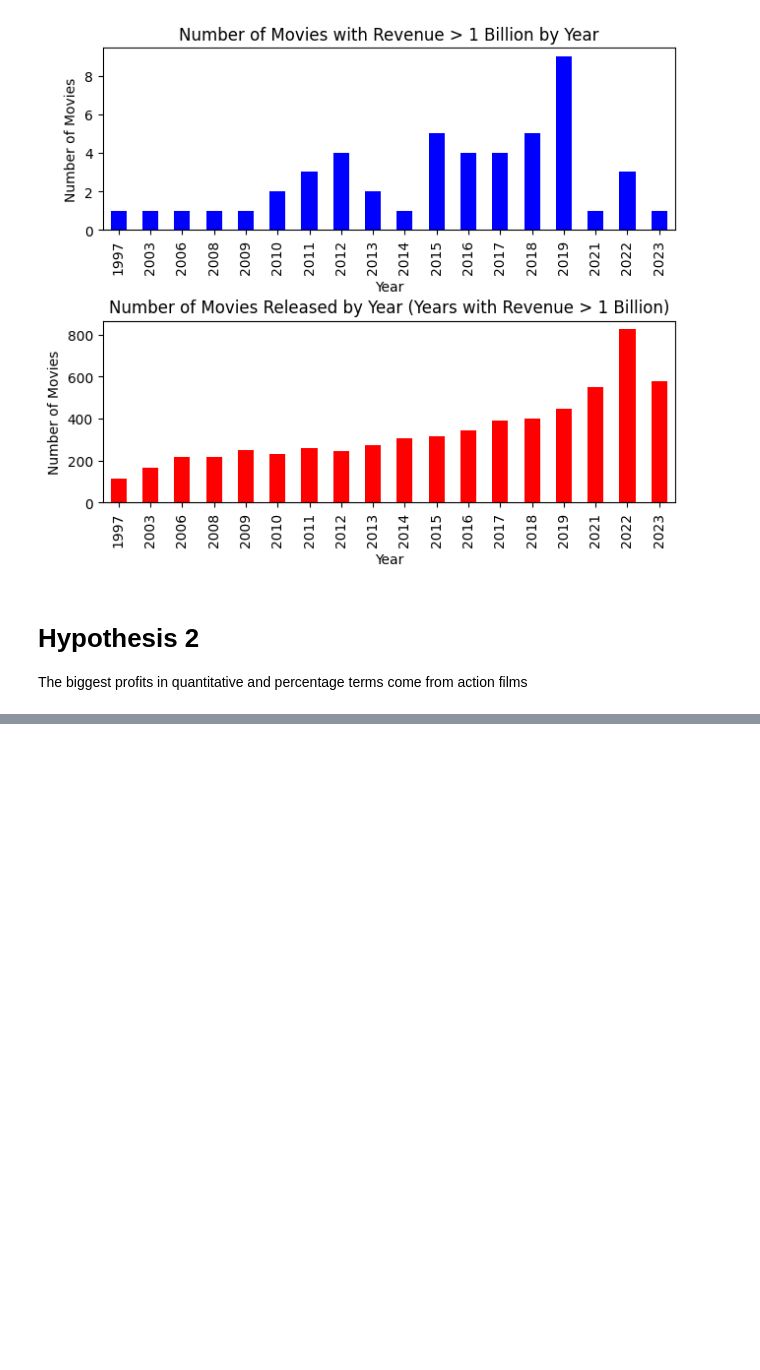
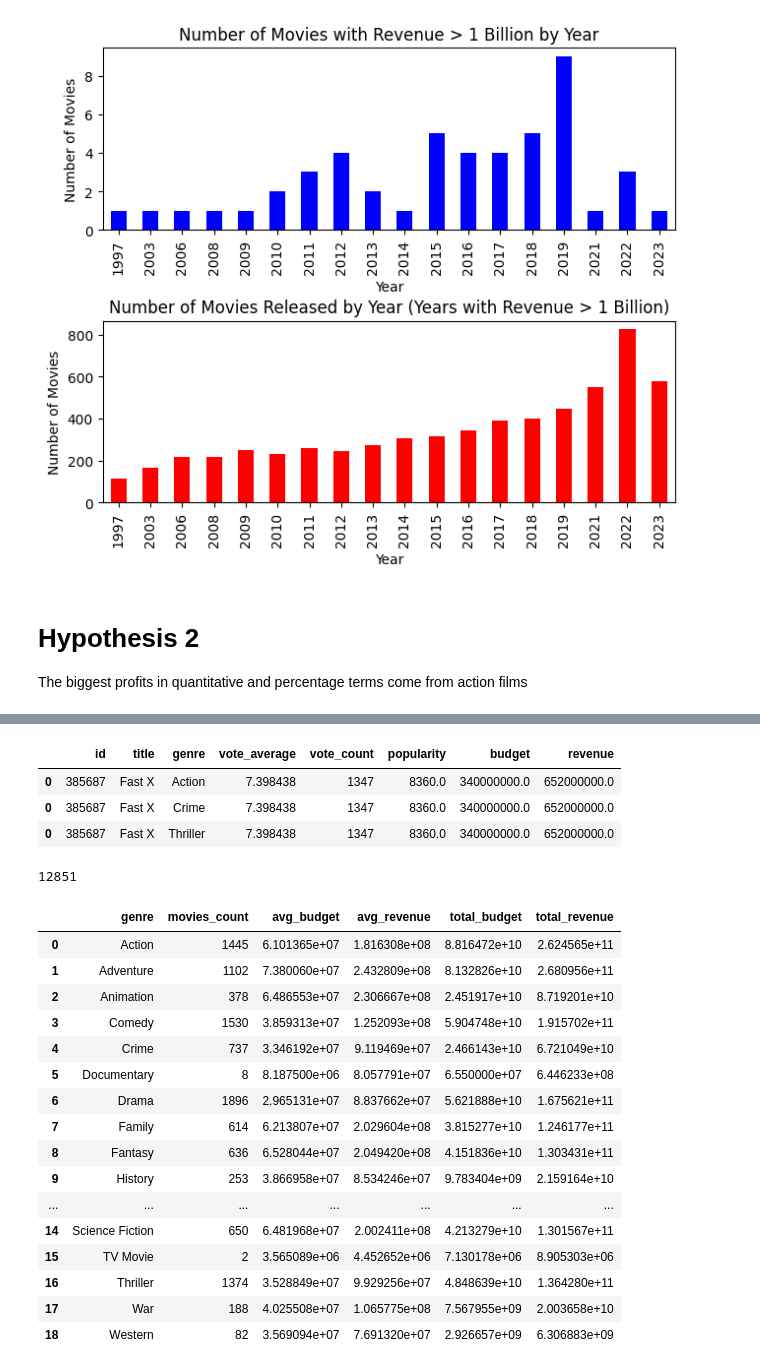
Before and after one commit to dkalenov/TMDB-Movie-Data-Analysis, a Jupyter notebook: TMDB_Movie_Data_Analysis.ipynb, the cells around one changed output, grey strips where cells are left out. Drawn from its saved outputs; the diff is of its cells as text; code cells hidden in the pictures; blank space fills up the shorter version.

```diff
--- a/TMDB_Movie_Data_Analysis.ipynb
+++ b/TMDB_Movie_Data_Analysis.ipynb
@@ -433,18 +411,16 @@ pd.DataFrame(rows, columns = ('movies_count', 'year', 'total_amount'))
 # %%
-# Total number of films released in a year in which at least one billionaire film was released
-
 year_movie_count = '''
-      CHOOSE
-          strftime("%Y", Release_date) Year AS,
-          COUNT(name) AS Movies_count
-      FROM movies_table
-      WHERE strftime("%Y", Release_date) IN (SELECT strftime("%Y", Release_date) FROM Movies_table WHERE revenue >= 1000000000)
-      GROUP BY YEAR
-      '''
+    SELECT
+    strftime("%Y", Release_date) AS Year,
+    COUNT(*) AS Movies_count
+    FROM movies_table
+    WHERE strftime("%Y", Release_date) IN (SELECT strftime("%Y", Release_date) FROM movies_table WHERE revenue >= 1000000000)
+    GROUP BY Year
+'''
 
 cur.execute(year_movie_count)
-strings = cur.fetchall()
-pd.DataFrame(rows, columns = ('year', 'movies_count'))
+result = cur.fetchall()
+df = pd.DataFrame(result, columns=['Year', 'Movies_count'])
 # %% [markdown]
 # Conclusion:
 - From 1997 to 2009, there was a twofold increase in the number of films released per year, while the number of “billionaire films” did not increase.
@@ -501,0 +495,57 @@ The biggest profits in quantitative and percentage terms come from action films
+# %%
+# break down genres into separate rows to accurately calculate box office revenue by genre.
+
+df_genre['genres'] = df_genre['genres'].str.split(', ') # split values by commas
+df_genre = df_genre.explode('genres')# divide companies into different lines
+df_genre = df_genre.rename(columns={'genres': 'genre'})# rename the column
+df_genre['genre'] = df_genre['genre'].str.extract(r"'([^']+)") # remove unnecessary characters
+df_genre.head(3)
+# %% [output]
+|  | id | title | genre | vote_average | vote_count | popularity | budget | revenue |
+| 0 | 385687 | Fast X | Action | 7.398438 | 1347 | 8360.0 | 340000000.0 | 652000000.0 |
+| 0 | 385687 | Fast X | Crime | 7.398438 | 1347 | 8360.0 | 340000000.0 | 652000000.0 |
+| 0 | 385687 | Fast X | Thriller | 7.398438 | 1347 | 8360.0 | 340000000.0 | 652000000.0 |
+# %%
+# Add a new table to bd
+
+df_genre.to_sql(con=con, name='movies_genre', index=False, if_exists='replace')
+# %% [output]
+12851
+# %%
+#Display general information from the table: the number of films in each genre;
+#average budget and box office receipts for films of each genre;
+#total budget and box office receipts of films by genre
+
+
+
+genre_info = '''SELECT genre,
+                        COUNT(*) AS movies_count,
+                        AVG(budget) AS avg_budget,
+                        AVG(revenue) AS avg_revenue,
+                        SUM(budget) AS total_budget,
+                        SUM(revenue) AS total_revenue
+                        FROM movies_genre
+                        GROUP BY genre
+                        ORDER BY genre'''
+
+cur.execute(genre_info)
+rows = cur.fetchall()
+pd.DataFrame(rows, columns = ('genre', 'movies_count', 'avg_budget', 'avg_revenue', 'total_budget', 'total_revenue'))
+# %% [output]
+|  | genre | movies_count | avg_budget | avg_revenue | total_budget | total_revenue |
+| 0 | Action | 1445 | 6.101365e+07 | 1.816308e+08 | 8.816472e+10 | 2.624565e+11 |
+| 1 | Adventure | 1102 | 7.380060e+07 | 2.432809e+08 | 8.132826e+10 | 2.680956e+11 |
+| 2 | Animation | 378 | 6.486553e+07 | 2.306667e+08 | 2.451917e+10 | 8.719201e+10 |
+| 3 | Comedy | 1530 | 3.859313e+07 | 1.252093e+08 | 5.904748e+10 | 1.915702e+11 |
+| 4 | Crime | 737 | 3.346192e+07 | 9.119469e+07 | 2.466143e+10 | 6.721049e+10 |
+| 5 | Documentary | 8 | 8.187500e+06 | 8.057791e+07 | 6.550000e+07 | 6.446233e+08 |
+| 6 | Drama | 1896 | 2.965131e+07 | 8.837662e+07 | 5.621888e+10 | 1.675621e+11 |
+| 7 | Family | 614 | 6.213807e+07 | 2.029604e+08 | 3.815277e+10 | 1.246177e+11 |
+| 8 | Fantasy | 636 | 6.528044e+07 | 2.049420e+08 | 4.151836e+10 | 1.303431e+11 |
+| 9 | History | 253 | 3.866958e+07 | 8.534246e+07 | 9.783404e+09 | 2.159164e+10 |
+| ... | ... | ... | ... | ... | ... | ... |
+| 14 | Science Fiction | 650 | 6.481968e+07 | 2.002411e+08 | 4.213279e+10 | 1.301567e+11 |
+| 15 | TV Movie | 2 | 3.565089e+06 | 4.452652e+06 | 7.130178e+06 | 8.905303e+06 |
+| 16 | Thriller | 1374 | 3.528849e+07 | 9.929256e+07 | 4.848639e+10 | 1.364280e+11 |
+| 17 | War | 188 | 4.025508e+07 | 1.065775e+08 | 7.567955e+09 | 2.003658e+10 |
+| 18 | Western | 82 | 3.569094e+07 | 7.691320e+07 | 2.926657e+09 | 6.306883e+09 |
```
Also changed, not shown: parts of 15 cells of this notebook.
